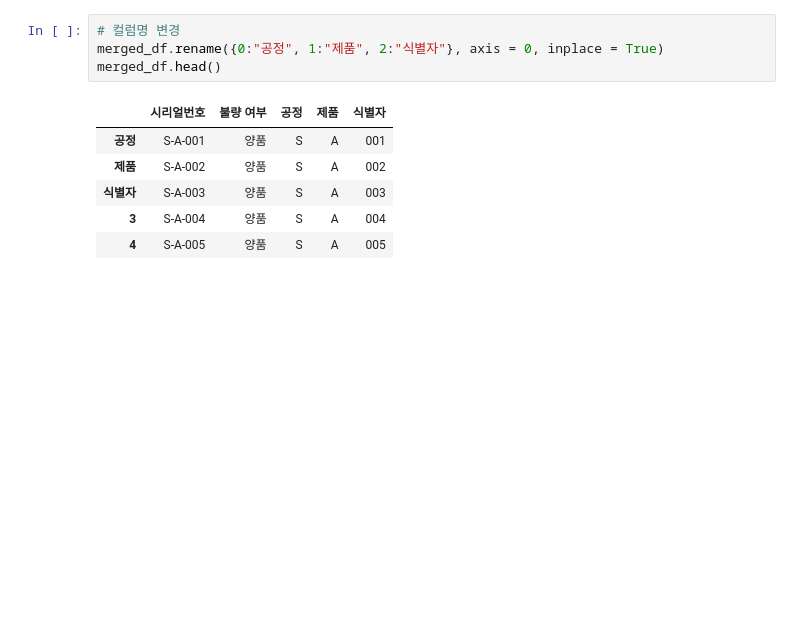
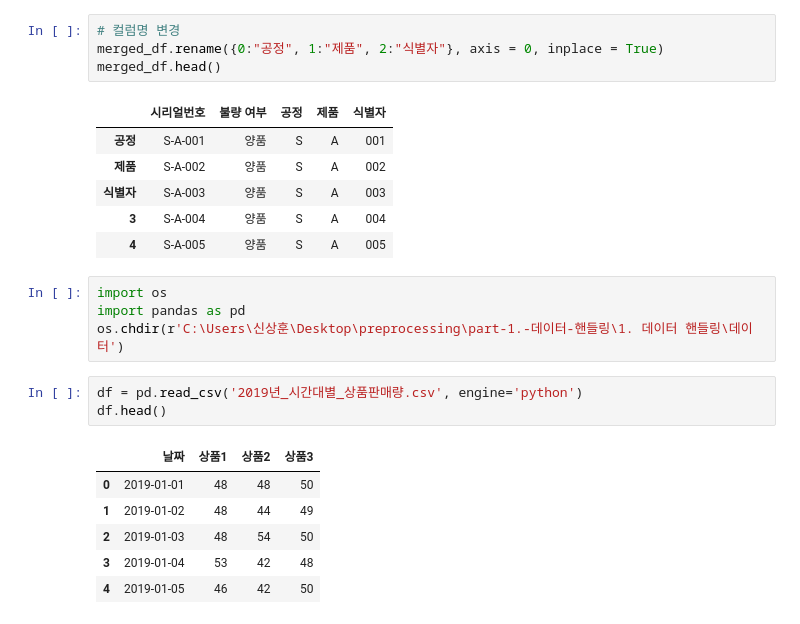
Before and after one commit to Huni0318/preprocessing, a Jupyter notebook: 07. 연습/practice1.ipynb, the cells around one changed output. Drawn from its saved outputs; the diff is of its cells as text; blank space fills up the shorter version.

```diff
--- a/07. 연습/practice1.ipynb
+++ b/07. 연습/practice1.ipynb
@@ -324,3 +324,17 @@ merged_df.head()
 | 식별자 | S-A-003 | 양품 | S | A | 003 |
 | 3 | S-A-004 | 양품 | S | A | 004 |
 | 4 | S-A-005 | 양품 | S | A | 005 |
+# %%
+import os
+import pandas as pd
+os.chdir(r'C:\Users\신상훈\Desktop\preprocessing\part-1.-데이터-핸들링\1. 데이터 핸들링\데이터')
+# %%
+df = pd.read_csv('2019년_시간대별_상품판매량.csv', engine='python')
+df.head()
+# %% [output]
+|  | 날짜 | 상품1 | 상품2 | 상품3 |
+| 0 | 2019-01-01 | 48 | 48 | 50 |
+| 1 | 2019-01-02 | 48 | 44 | 49 |
+| 2 | 2019-01-03 | 48 | 54 | 50 |
+| 3 | 2019-01-04 | 53 | 42 | 48 |
+| 4 | 2019-01-05 | 46 | 42 | 50 |
```
Also changed, not shown: parts of 4 cells of this notebook.
